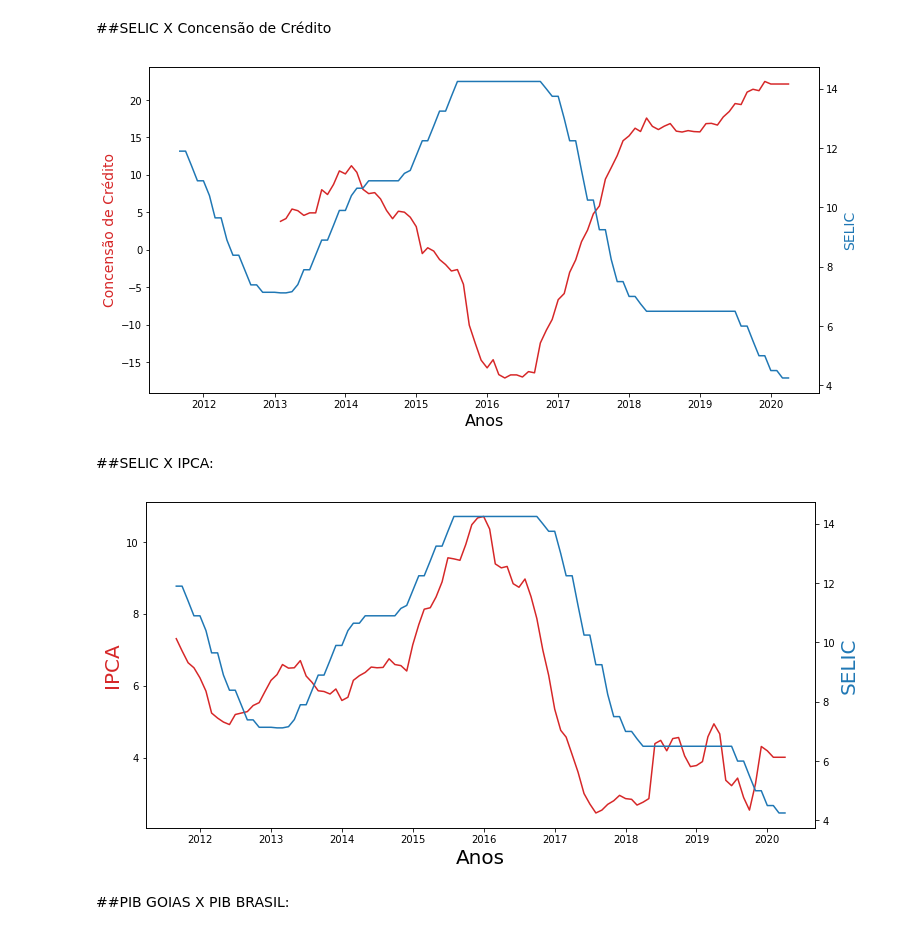
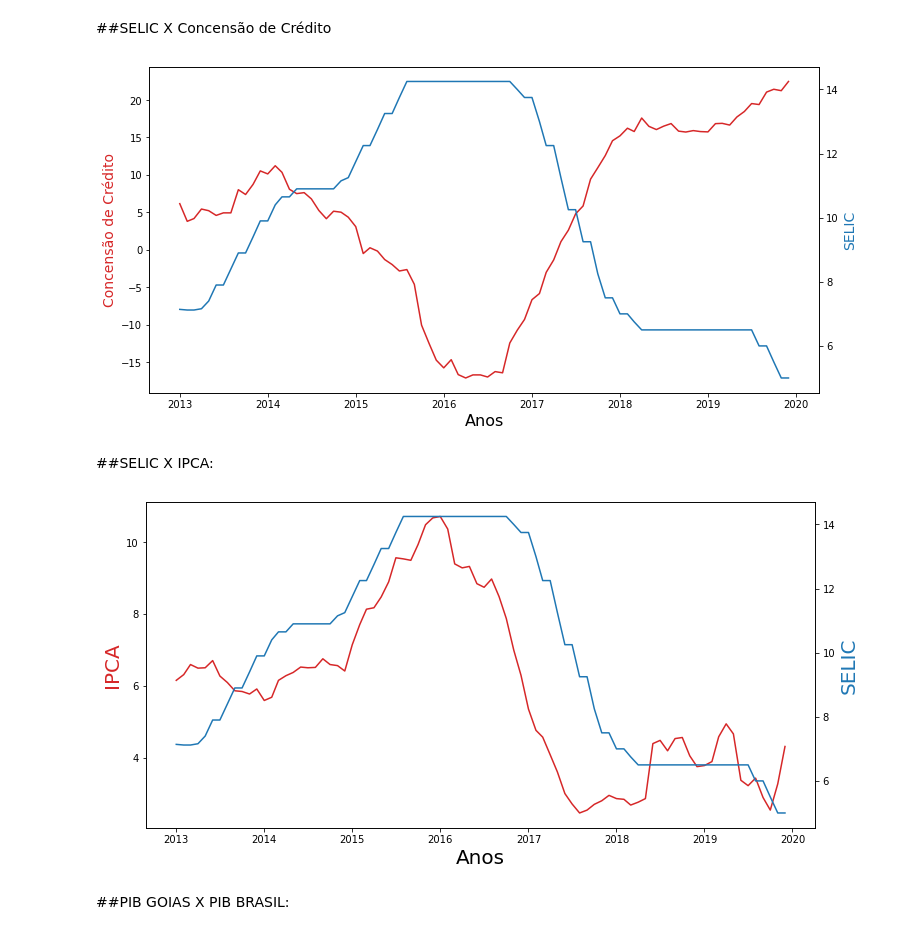
Before and after one commit to GabrielTrentino/TCC, a Jupyter notebook: TCC_parte_2.ipynb, the cells around one changed output. Saved outputs shown, nothing was run; the diff lists cells and outputs as text; code cells hidden in the pictures.

```diff
--- a/TCC_parte_2.ipynb
+++ b/TCC_parte_2.ipynb
@@ -21,6 +26,9 @@ df.drop(["MÊS", "ANO", "DateTime"], inplace = True, axis = 1)
 
 df.PIB_CONS_POR = df.PIB_CONS_POR.str.replace(',','.').astype(float)
 df.interpolate(method='linear', inplace = True)
+df = df[96:-4]
+df.fillna(df[df.index < "2014"].mean(), inplace = True)
+
 df.head(1)
 # %% [output]
 |  | PIB | PIB_CONS_POR | vol_PIB_BRASIL | vol_PIB_GOIAS | IBOVESPA_POR | DOLAR | SELIC | Desemprego | ... |
@@ -108,29 +116,29 @@ fig, ax1 = plt.subplots(figsize = (12,6))
 color = 'tab:red'
 ax1.set_xlabel('Anos', fontsize = 16)
 ax1.set_ylabel('Concensão de Crédito', fontsize = 14, color=color)
-ax1.plot(df.index[80:], df["PF não rotativo"][80:], label = "Concensão de Crédito", color = color)
+ax1.plot(df.index, df["PF não rotativo"], label = "Concensão de Crédito", color = color)
 
 ax2 = ax1.twinx()
 color = 'tab:blue'
 ax2.set_ylabel('SELIC', fontsize = 14, color=color)
-ax2.plot(df.index[80:], df.SELIC[80:], label = "SELIC");
+ax2.plot(df.index, df.SELIC, label = "SELIC");
 # %% [output]
-[figure, old version]
+[figure, new version]
 # %% [markdown]
 ##SELIC X IPCA:
 # %%
 fig, ax1 = plt.subplots(figsize = (12,6))
 color = 'tab:red'
 ax1.set_xlabel('Anos', fontsize = 20)
 ax1.set_ylabel('IPCA', fontsize = 20, color=color)
-ax1.plot(df.index[80:], df.IPCA[80:], label = "IPCA", color = color)
+ax1.plot(df.index, df.IPCA, label = "IPCA", color = color)
 
 ax2 = ax1.twinx()
 color = 'tab:blue'
 ax2.set_ylabel('SELIC', fontsize = 20, color=color)
-ax2.plot(df.index[80:], df.SELIC[80:], label = "SELIC");
+ax2.plot(df.index, df.SELIC, label = "SELIC");
 # %% [output]
-[figure, old version]
+[figure, new version]
 # %% [markdown]
 ##PIB GOIAS X PIB BRASIL:
 # %%
```
Also changed, not shown: parts of 20 cells of this notebook.
